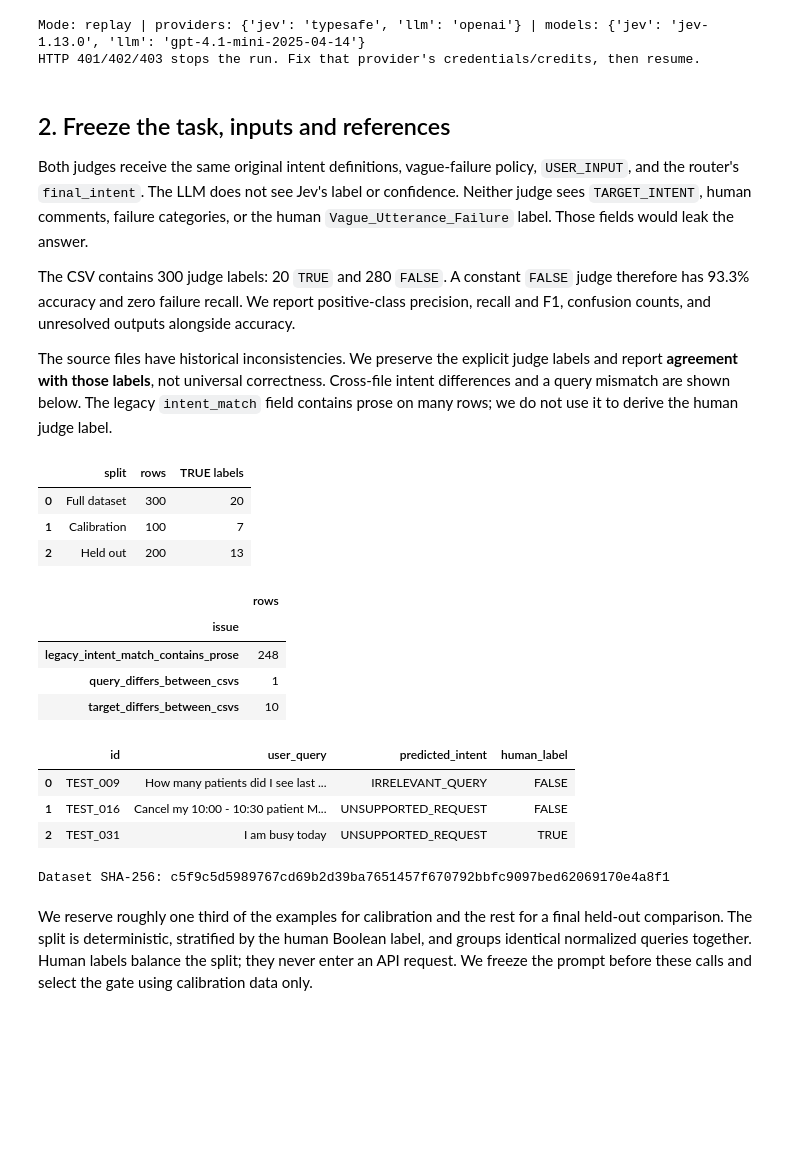
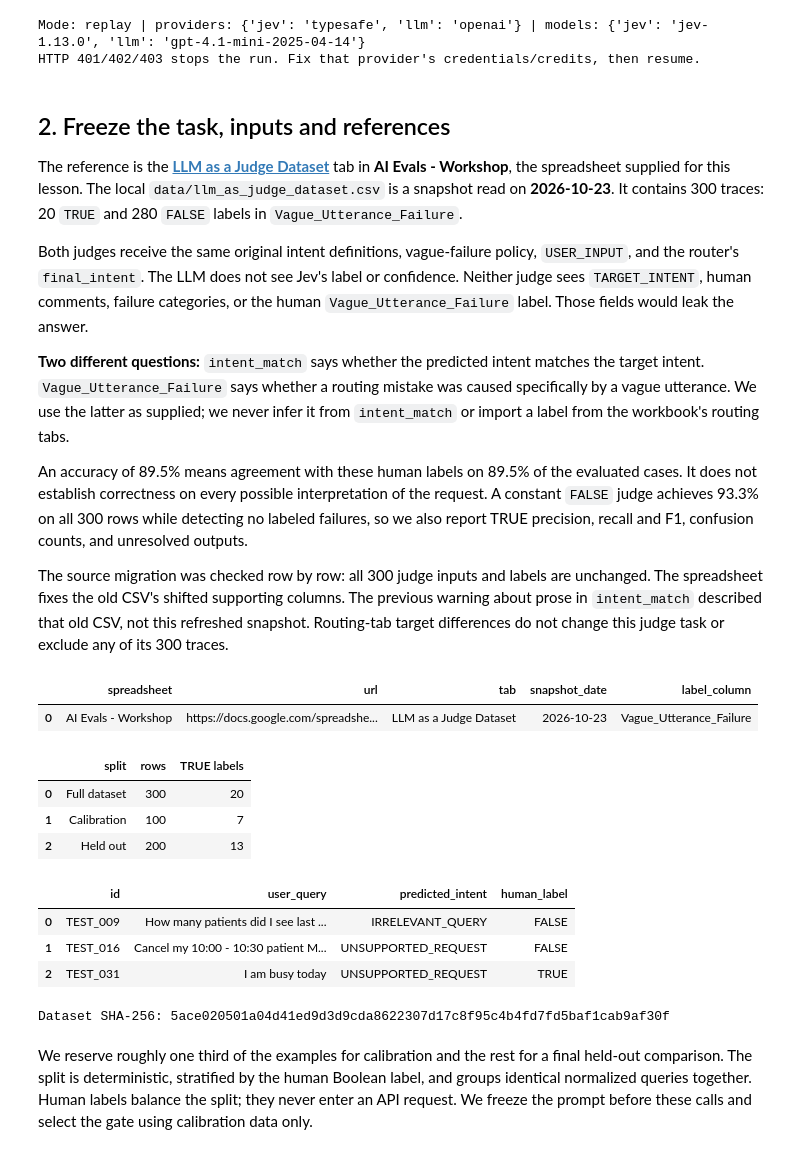
Before and after one commit to The-Gen-Academy/Mastering-Agentic-AI-Week4-Session1, a Jupyter notebook: AI-Evals-Principles/routing_agent_evals/llm_as_judge.ipynb, the cells around one changed output. Saved outputs shown, nothing was run; the diff lists cells and outputs as text; code cells hidden in the pictures; blank space fills up the shorter version.

```diff
--- a/AI-Evals-Principles/routing_agent_evals/llm_as_judge.ipynb
+++ b/AI-Evals-Principles/routing_agent_evals/llm_as_judge.ipynb
@@ -118,49 +119,54 @@ Mode: replay | providers: {'jev': 'typesafe', 'llm': 'openai'} | models: {'jev':
 HTTP 401/402/403 stops the run. Fix that provider's credentials/credits, then resume.
 # %% [markdown]
 ## 2. Freeze the task, inputs and references
+
+The reference is the **[LLM as a Judge Dataset](https://docs.google.com/spreadsheets/d/1DLDctkBD3dFXenVdxHPDoMsvxauGJsnFB-1yKFfbQsE/edit#gid=556727646)** tab in
+**AI Evals - Workshop**, the spreadsheet supplied for this lesson. The local
+`data/llm_as_judge_dataset.csv` is a snapshot read on **2026-10-23**. It contains
+300 traces: 20 `TRUE` and 280 `FALSE` labels in `Vague_Utterance_Failure`.
 
 Both judges receive the same original intent definitions, vague-failure policy,
 `USER_INPUT`, and the router's `final_intent`. The LLM does not see Jev's label or confidence.
 Neither judge sees `TARGET_INTENT`, human comments, failure categories, or the human
 `Vague_Utterance_Failure` label. Those fields would leak the answer.
 
-The CSV contains 300 judge labels: 20 `TRUE` and 280 `FALSE`. A constant `FALSE` judge
-therefore has 93.3% accuracy and zero failure recall. We report positive-class precision,
-recall and F1, confusion counts, and unresolved outputs alongside accuracy.
+**Two different questions:** `intent_match` says whether the predicted intent matches
+the target intent. `Vague_Utterance_Failure` says whether a routing mistake was caused
+specifically by a vague utterance. We use the latter as supplied; we never infer it from
+`intent_match` or import a label from the workbook's routing tabs.
 
-The source files have historical inconsistencies. We preserve the explicit judge labels
-and report **agreement with those labels**, not universal correctness. Cross-file intent
-differences and a query mismatch are shown below. The legacy `intent_match` field contains
-prose on many rows; we do not use it to derive the human judge label.
+An accuracy of 89.5% means agreement with these human labels on 89.5% of the evaluated
+cases. It does not establish correctness on every possible interpretation of the request.
+A constant `FALSE` judge achieves 93.3% on all 300 rows while detecting no labeled failures,
+so we also report TRUE precision, recall and F1, confusion counts, and unresolved outputs.
+
+The source migration was checked row by row: all 300 judge inputs and labels are unchanged.
+The spreadsheet fixes the old CSV's shifted supporting columns. The previous warning about
+prose in `intent_match` described that old CSV, not this refreshed snapshot. Routing-tab
+target differences do not change this judge task or exclude any of its 300 traces.
 # %%
 rows = load_dataset(LAB / "data")
 calibration, heldout = split_dataset(rows)
 assert set(r["id"] for r in calibration).isdisjoint(r["id"] for r in heldout)
+display(pd.DataFrame([JUDGE_DATA_SOURCE]))
 display(pd.DataFrame([{"split": name, "rows": len(part),
                        "TRUE labels": sum(r["human_label"] == "TRUE" for r in part)}
                       for name, part in [("Full dataset", rows), ("Calibration", calibration),
                                          ("Held out", heldout)]]))
-audit = pd.DataFrame([{"ID": r["id"], "issue": issue}
-                      for r in rows for issue in r["reference_issues"]])
-display(audit.groupby("issue").size().rename("rows").to_frame())
-audit.to_csv(RUN / "reference-audit.csv", index=False)
 display(pd.DataFrame(rows[:3])[["id", "user_query", "predicted_intent", "human_label"]])
 print("Dataset SHA-256:", digest(rows))
 # %% [output]
-|  | split | rows | TRUE labels |
-| 0 | Full dataset | 300 | 20 |
-| 1 | Calibration | 100 | 7 |
-| 2 | Held out | 200 | 13 |
+|  | spreadsheet | url | tab | snapshot_date | label_column |
+| 0 | AI Evals - Workshop | https://docs.google.com/spreadshe... | LLM as a Judge Dataset | 2026-10-23 | Vague_Utterance_Failure |
-|  | rows |
-| issue |  |
-| legacy_intent_match_contains_prose | 248 |
-| query_differs_between_csvs | 1 |
-| target_differs_between_csvs | 10 |
+|  | split | rows | TRUE labels |
+| 0 | Full dataset | 300 | 20 |
+| 1 | Calibration | 100 | 7 |
+| 2 | Held out | 200 | 13 |
 |  | id | user_query | predicted_intent | human_label |
 | 0 | TEST_009 | How many patients did I see last ... | IRRELEVANT_QUERY | FALSE |
 | 1 | TEST_016 | Cancel my 10:00 - 10:30 patient M... | UNSUPPORTED_REQUEST | FALSE |
 | 2 | TEST_031 | I am busy today | UNSUPPORTED_REQUEST | TRUE |
-Dataset SHA-256: c5f9c5d5989767cd69b2d39ba7651457f670792bbfc9097bed62069170e4a8f1
+Dataset SHA-256: 5ace020501a04d41ed9d3d9cda8622307d17c8f95c4b4fd7fd5baf1cab9af30f
 # %% [markdown]
 We reserve roughly one third of the examples for calibration and the rest for a final
 held-out comparison. The split is deterministic, stratified by the human Boolean label,
```
Also changed, not shown: parts of 3 cells of this notebook, 8 other files.
